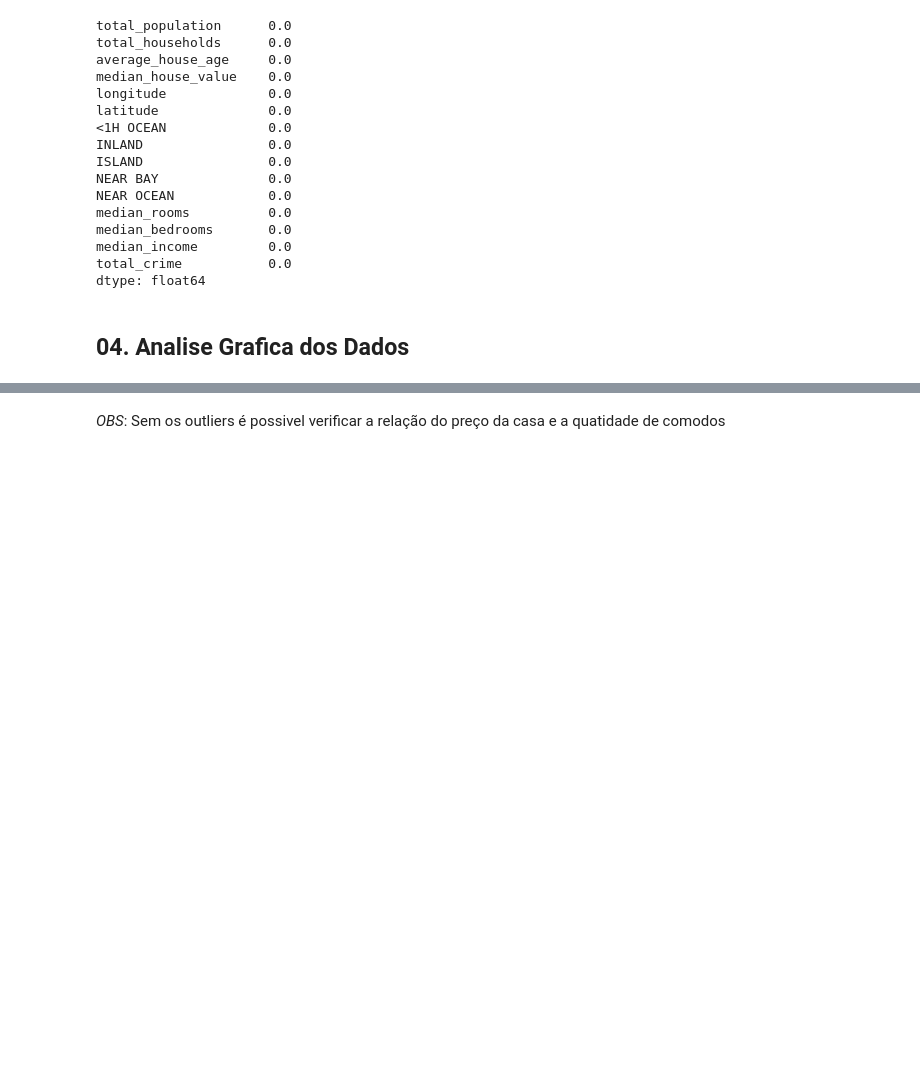
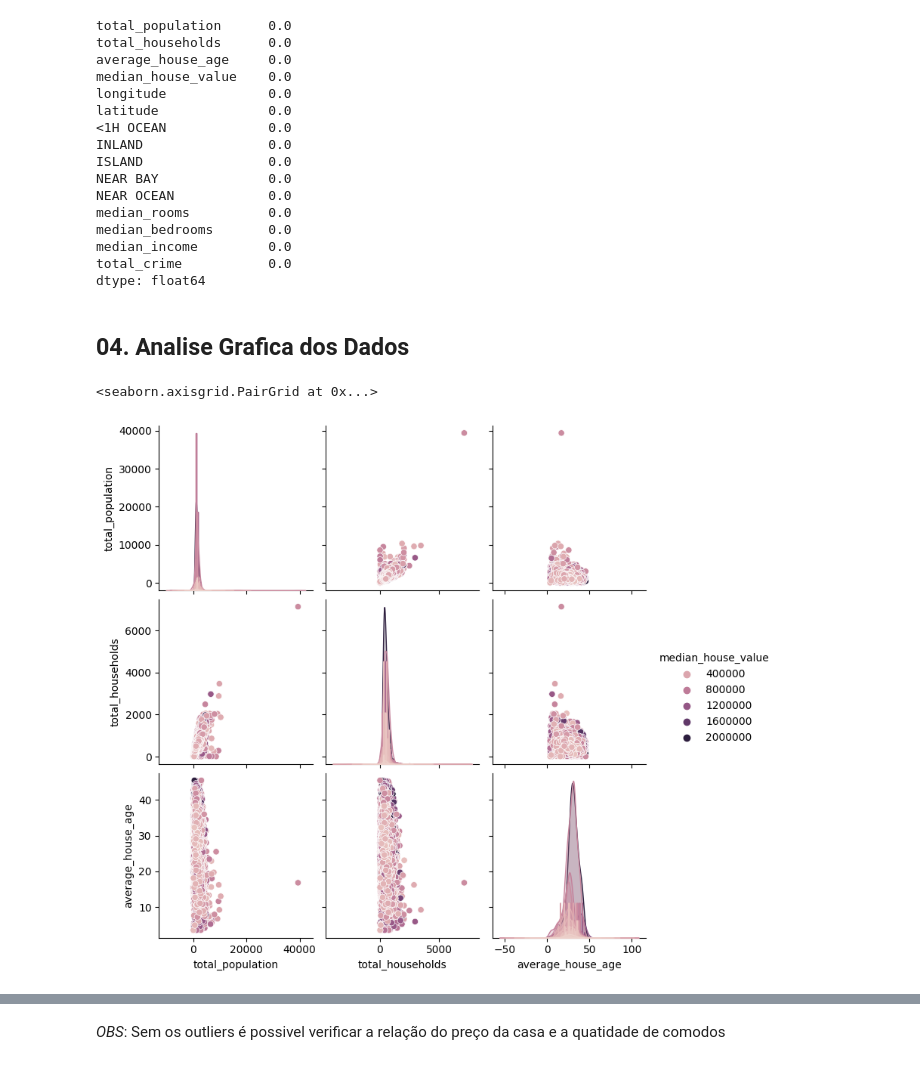
Before and after one commit to christhiangoncalves/Calculo_de_Preco_Casas_California, a Jupyter notebook: California_house_Price.ipynb, the cells around one changed output, grey strips where cells are left out. Cells and saved outputs as stored; diff of their text form; code cells hidden in the pictures; blank space fills up the shorter version.

```diff
--- a/California_house_Price.ipynb
+++ b/California_house_Price.ipynb
@@ -453,5 +452,8 @@ plot3 = ['median_house_value', 'median_rooms', 'median_bedrooms','median_income'
 # %%
 
 
-#sns.pairplot(df_merged_h_c[plot1 ],hue= 'median_house_value')
+sns.pairplot(df_merged_h_c[plot1 ],hue= 'median_house_value')
+# %% [output]
+<seaborn.axisgrid.PairGrid at 0x...>
+[figure, added]
 # %%
```
Also changed, not shown: parts of 10 cells of this notebook.
